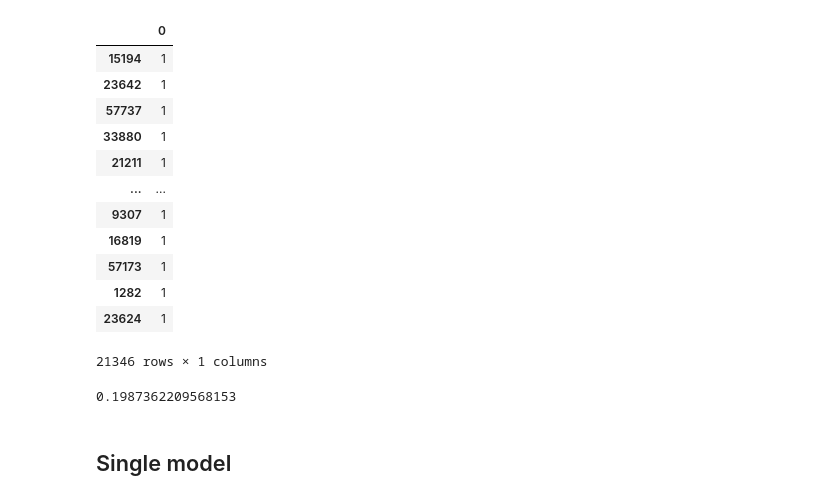
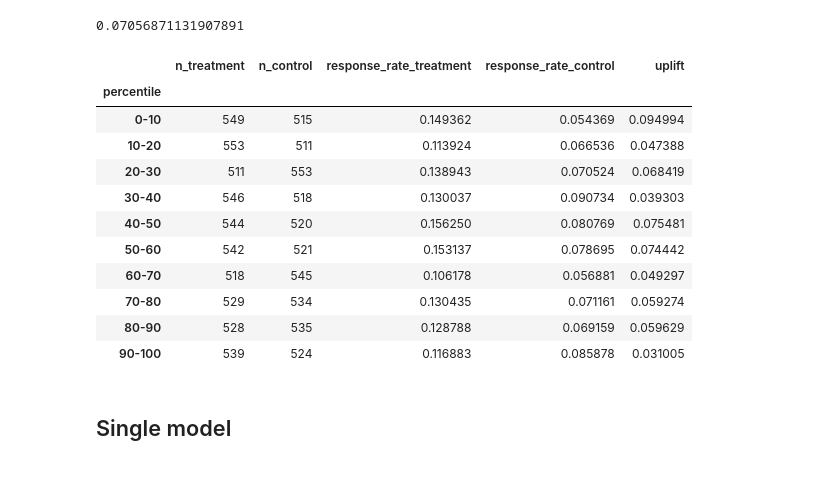
Before and after one commit to versus666jzx/uplift_lab, a Jupyter notebook: src/test.ipynb, the cells around one changed output. Saved outputs shown, nothing was run; the diff lists cells and outputs as text; code cells hidden in the pictures.

```diff
--- a/src/test.ipynb
+++ b/src/test.ipynb
@@ -91,24 +41,27 @@ t = pd.DataFrame(data = [1 for _ in X_train.index],
-# %%
-t
-# %% [output]
-|  | 0 |
-| 15194 | 1 |
-| 23642 | 1 |
-| 57737 | 1 |
-| 33880 | 1 |
-| 21211 | 1 |
-| ... | ... |
-| 9307 | 1 |
-| 16819 | 1 |
-| 57173 | 1 |
-| 1282 | 1 |
-| 23624 | 1 |
-21346 rows × 1 columns
-# %%
-import numpy as np
-np.random.random()
-# %% [output]
-0.1987362209568153
+# %%
+new_val = X_val.loc[X_val[X_val['newbie'] == 1].index]
+new_y = y_val.loc[new_val.index]
+new_trmt = trmnt_val.loc[new_val.index]
+uplift = [np.random.random() for _ in new_val.index]
+# %%
+uplift_at_k(y_true=new_y, uplift=uplift, treatment=new_trmt, strategy='by_group', k=0.3)
+# %% [output]
+0.07056871131907891
+# %%
+uplift_by_percentile(new_y, uplift, new_trmt)
+# %% [output]
+|  | n_treatment | n_control | response_rate_treatment | response_rate_control | uplift |
+| percentile |  |  |  |  |  |
+| 0-10 | 549 | 515 | 0.149362 | 0.054369 | 0.094994 |
+| 10-20 | 553 | 511 | 0.113924 | 0.066536 | 0.047388 |
+| 20-30 | 511 | 553 | 0.138943 | 0.070524 | 0.068419 |
+| 30-40 | 546 | 518 | 0.130037 | 0.090734 | 0.039303 |
+| 40-50 | 544 | 520 | 0.156250 | 0.080769 | 0.075481 |
+| 50-60 | 542 | 521 | 0.153137 | 0.078695 | 0.074442 |
+| 60-70 | 518 | 545 | 0.106178 | 0.056881 | 0.049297 |
+| 70-80 | 529 | 534 | 0.130435 | 0.071161 | 0.059274 |
+| 80-90 | 528 | 535 | 0.128788 | 0.069159 | 0.059629 |
+| 90-100 | 539 | 524 | 0.116883 | 0.085878 | 0.031005 |
 # %% [markdown]
 ## Single model
 # %%
```
Also changed, not shown: parts of 13 cells of this notebook, 2 other files.
